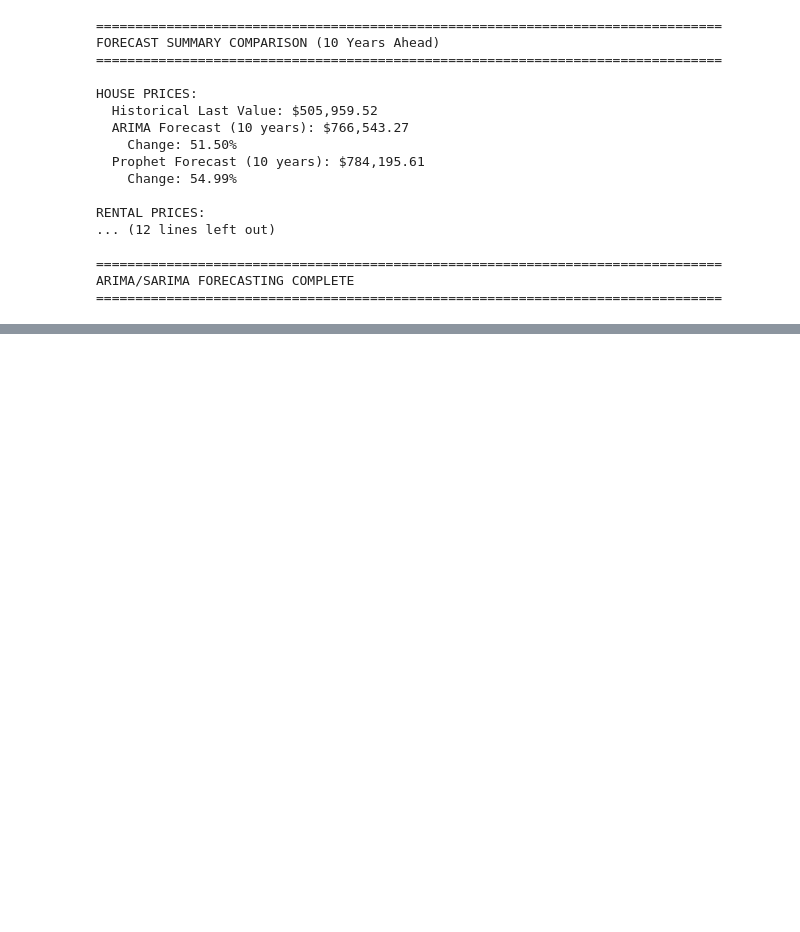
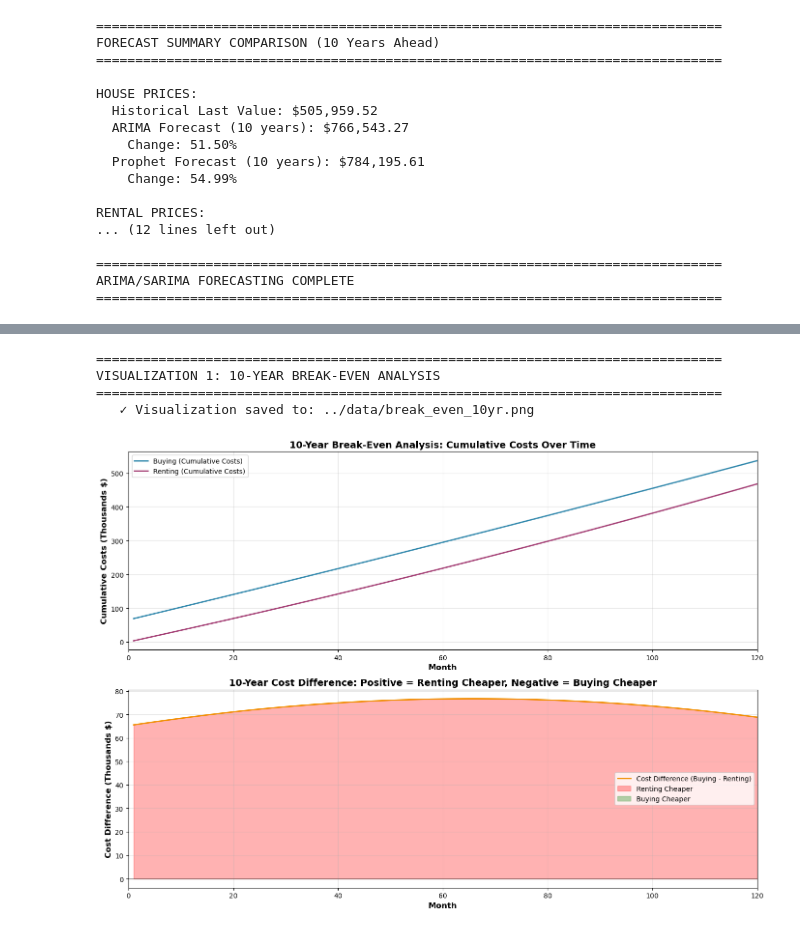
Before and after one commit to datasheng/csc46000-team-project-4727, a Jupyter notebook: notebooks/eda_copy.ipynb, the cells around one changed output, grey strips where cells are left out. Drawn from its saved outputs; the diff is of its cells as text; code cells hidden in the pictures; blank space fills up the shorter version.

Commit message:
Add financial analysis phases 1-8 with 10-year and 30-year comparisons

```diff
--- a/notebooks/eda_copy.ipynb
+++ b/notebooks/eda_copy.ipynb
@@ -1275,0 +3492,72 @@ ARIMA/SARIMA FORECASTING COMPLETE
+# %%
+# ============================================
+# VISUALIZATION 1: 10-YEAR BREAK-EVEN ANALYSIS
+# ============================================
+
+print("=" * 80)
+print("VISUALIZATION 1: 10-YEAR BREAK-EVEN ANALYSIS")
+print("=" * 80)
+
+fig, axes = plt.subplots(2, 1, figsize=(14, 10))
+
+# Plot 1: Cumulative Costs Over Time
+ax1 = axes[0]
+ax1.plot(break_even_df['Month'], break_even_df['Cumulative_Buying']/1000,
+         label='Buying (Cumulative Costs)', linewidth=2, color='#2E86AB')
+ax1.plot(break_even_df['Month'], break_even_df['Cumulative_Renting']/1000,
+         label='Renting (Cumulative Costs)', linewidth=2, color='#A23B72')
+
+# Mark break-even point if it exists
+if break_even_df['Is_BreakEven'].any():
+    be_month = break_even_df[break_even_df['Is_BreakEven'] == True]['Month'].iloc[0]
+    be_buying = break_even_df[break_even_df['Is_BreakEven'] == True]['Cumulative_Buying'].iloc[0]/1000
+    ax1.scatter([be_month], [be_buying], color='red', s=200, zorder=5,
+               label=f'Break-Even (Month {be_month})')
+    ax1.axvline(x=be_month, color='red', linestyle='--', alpha=0.5)
+
+ax1.set_xlabel('Month', fontsize=12, fontweight='bold')
+ax1.set_ylabel('Cumulative Costs (Thousands $)', fontsize=12, fontweight='bold')
+ax1.set_title('10-Year Break-Even Analysis: Cumulative Costs Over Time', fontsize=14, fontweight='bold')
+ax1.legend(loc='best', fontsize=10)
+ax1.grid(True, alpha=0.3)
+ax1.set_xlim(0, 120)
+
+# Plot 2: Cost Difference Over Time
+ax2 = axes[1]
+ax2.plot(break_even_df['Month'], break_even_df['Cost_Difference']/1000,
+         label='Cost Difference (Buying - Renting)', linewidth=2, color='#F18F01')
+ax2.axhline(y=0, color='black', linestyle='-', linewidth=1, alpha=0.5)
+
+# Mark break-even point
+if break_even_df['Is_BreakEven'].any():
+    be_month = break_even_df[break_even_df['Is_BreakEven'] == True]['Month'].iloc[0]
+    be_diff = break_even_df[break_even_df['Is_BreakEven'] == True]['Cost_Difference'].iloc[0]/1000
+    ax2.scatter([be_month], [be_diff], color='red', s=200, zorder=5)
+    ax2.axvline(x=be_month, color='red', linestyle='--', alpha=0.5)
+
+# Fill areas
+ax2.fill_between(break_even_df['Month'], 0, break_even_df['Cost_Difference']/1000,
+                 where=(break_even_df['Cost_Difference'] > 0),
+                 alpha=0.3, color='red', label='Renting Cheaper')
+ax2.fill_between(break_even_df['Month'], 0, break_even_df['Cost_Difference']/1000,
+                 where=(break_even_df['Cost_Difference'] <= 0),
+                 alpha=0.3, color='green', label='Buying Cheaper')
+
+ax2.set_xlabel('Month', fontsize=12, fontweight='bold')
+ax2.set_ylabel('Cost Difference (Thousands $)', fontsize=12, fontweight='bold')
+ax2.set_title('10-Year Cost Difference: Positive = Renting Cheaper, Negative = Buying Cheaper',
+              fontsize=14, fontweight='bold')
+ax2.legend(loc='best', fontsize=10)
+ax2.grid(True, alpha=0.3)
+ax2.set_xlim(0, 120)
+
+plt.tight_layout()
+plt.savefig('../data/break_even_10yr.png', dpi=300, bbox_inches='tight')
+print("   ✓ Visualization saved to: ../data/break_even_10yr.png")
+plt.show()
+# %% [output]
+================================================================================
+VISUALIZATION 1: 10-YEAR BREAK-EVEN ANALYSIS
+================================================================================
+   ✓ Visualization saved to: ../data/break_even_10yr.png
+[figure, added]
```
Also changed, not shown: parts of 26 cells of this notebook, 7 other files.
